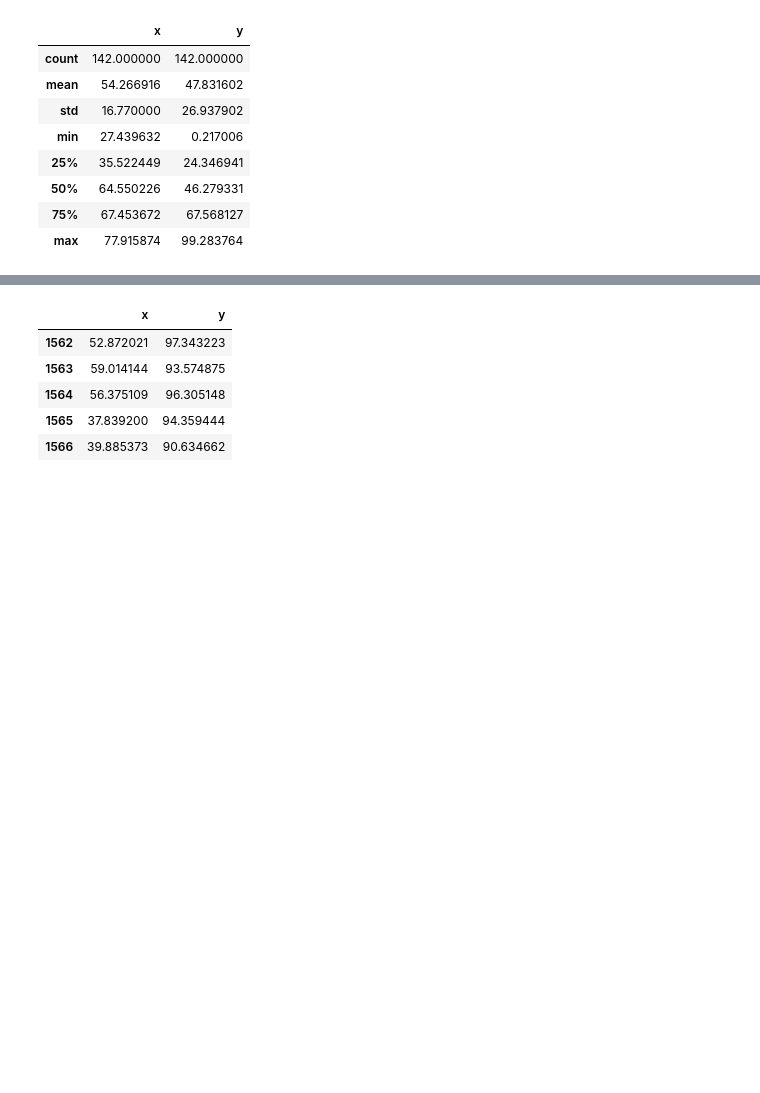
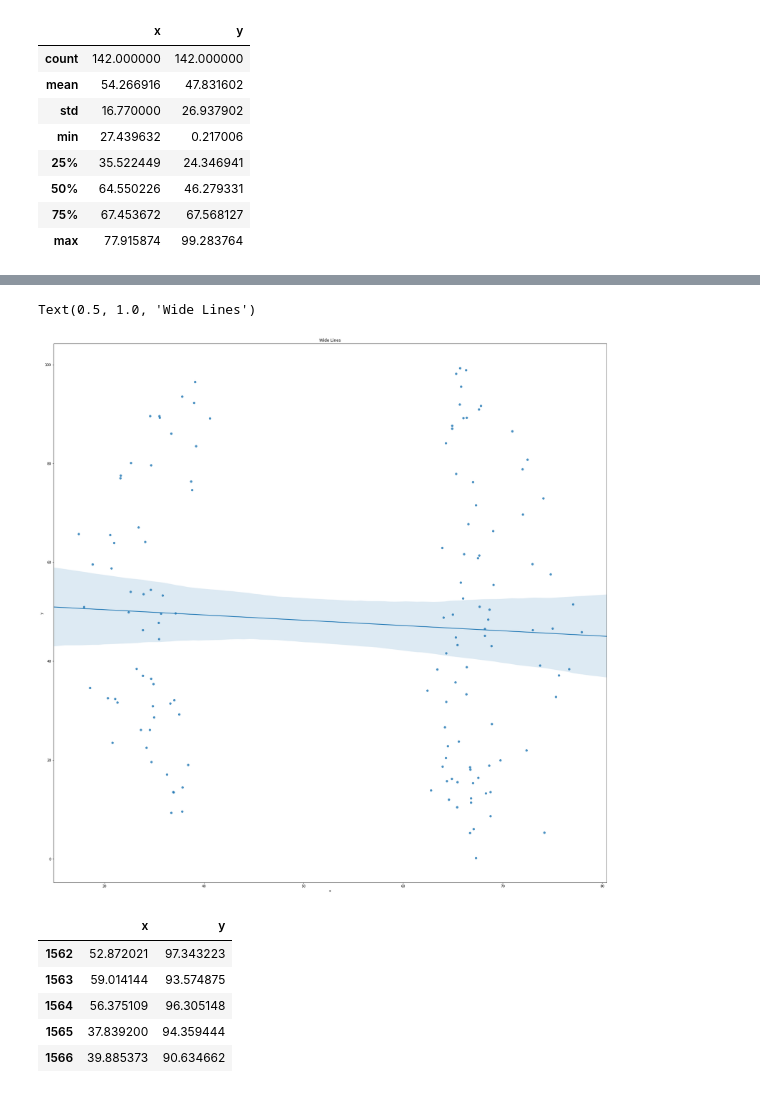
Before and after one commit to TSGreenwood/datasaurus_visual_explorations, a Jupyter notebook: same_stats_different_graphs.ipynb, the cells around one changed output, grey strips where cells are left out. Cells and saved outputs as stored; diff of their text form; code cells hidden in the pictures; blank space fills up the shorter version.

```diff
--- a/same_stats_different_graphs.ipynb
+++ b/same_stats_different_graphs.ipynb
@@ -125,6 +126,14 @@ OLS Regression Results
 | Kurtosis: | 1.942 | Cond. No. | 193. |
 Warnings:
 [1] Standard Errors assume that the covariance matrix of the errors is correctly specified.
+# %%
+f, ax = plt.subplots(figsize = (30,30))
+
+sns.regplot(x = "x", y = "y", data = wide_linestable)
+plt.title("Wide Lines")
+# %% [output]
+Text(0.5, 1.0, 'Wide Lines')
+[figure, added]
 # %%
 slant_downtable = tablesaur.loc[tablesaur["dataset"] == "slant_down"]
 slant_downtable.drop('dataset', axis = 1).head()
```
Also changed, not shown: parts of 16 cells of this notebook.
